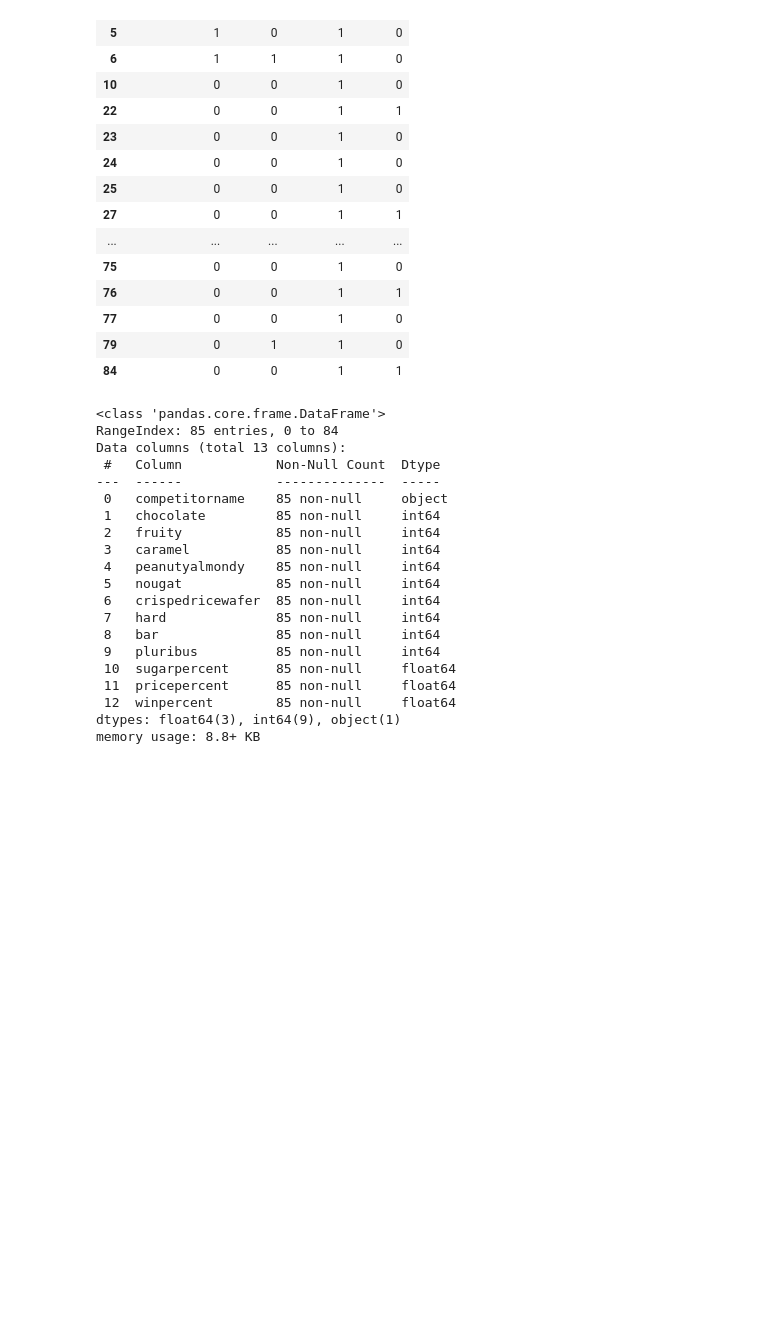
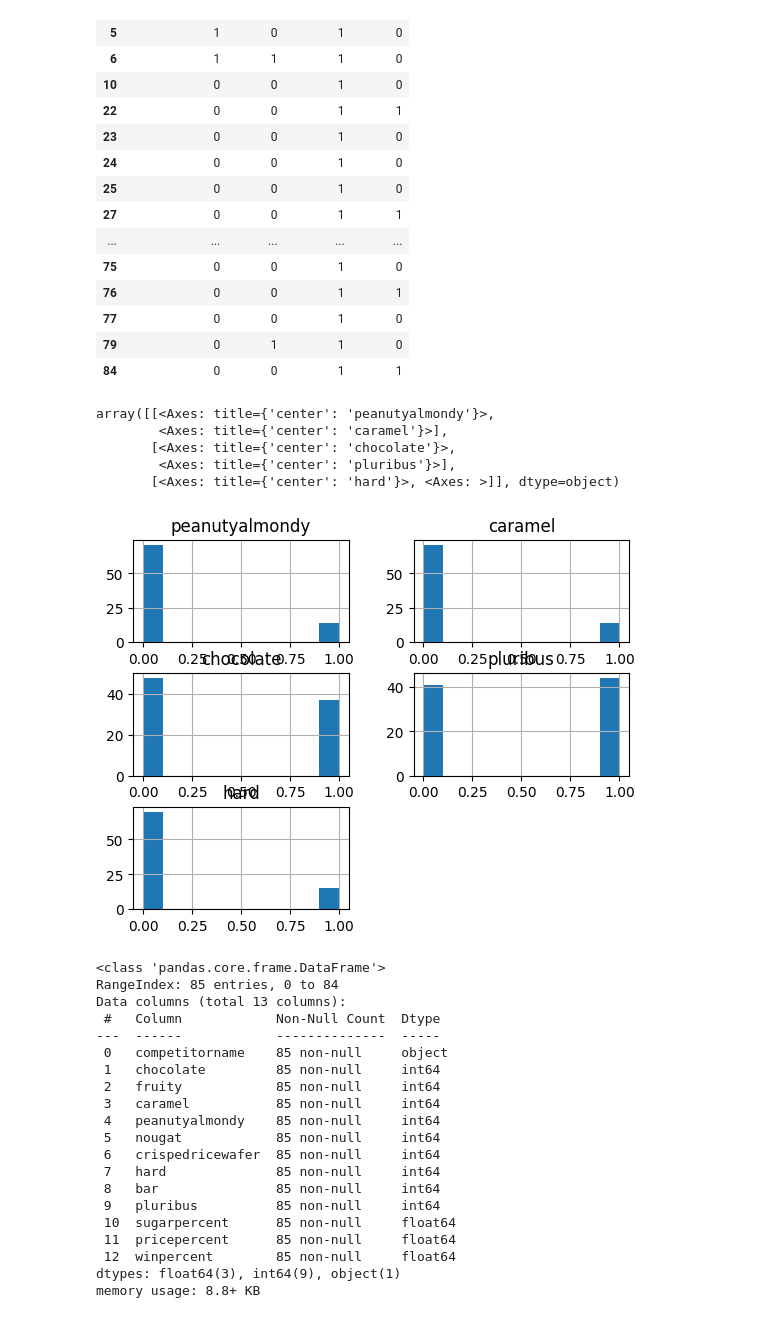
Before and after one commit to Eezzeldin/candy, a Jupyter notebook: candy_priceElasticity.ipynb, the cells around one changed output. Saved outputs shown, nothing was run; the diff lists cells and outputs as text; code cells hidden in the pictures; blank space fills up the shorter version.

```diff
--- a/candy_priceElasticity.ipynb
+++ b/candy_priceElasticity.ipynb
@@ -86,3 +86,12 @@ data [c] [['peanutyalmondy', 'caramel', 'chocolate', 'pluribus'] ]
 | 77 | 0 | 0 | 1 | 0 |
 | 79 | 0 | 1 | 1 | 0 |
 | 84 | 0 | 0 | 1 | 1 |
+# %%
+data [['peanutyalmondy', 'caramel', 'chocolate', 'pluribus','hard']].hist ()
+# %% [output]
+array([[<Axes: title={'center': 'peanutyalmondy'}>,
+        <Axes: title={'center': 'caramel'}>],
+       [<Axes: title={'center': 'chocolate'}>,
+        <Axes: title={'center': 'pluribus'}>],
+       [<Axes: title={'center': 'hard'}>, <Axes: >]], dtype=object)
+[figure, added]
```
Also changed, not shown: parts of 14 cells of this notebook.
